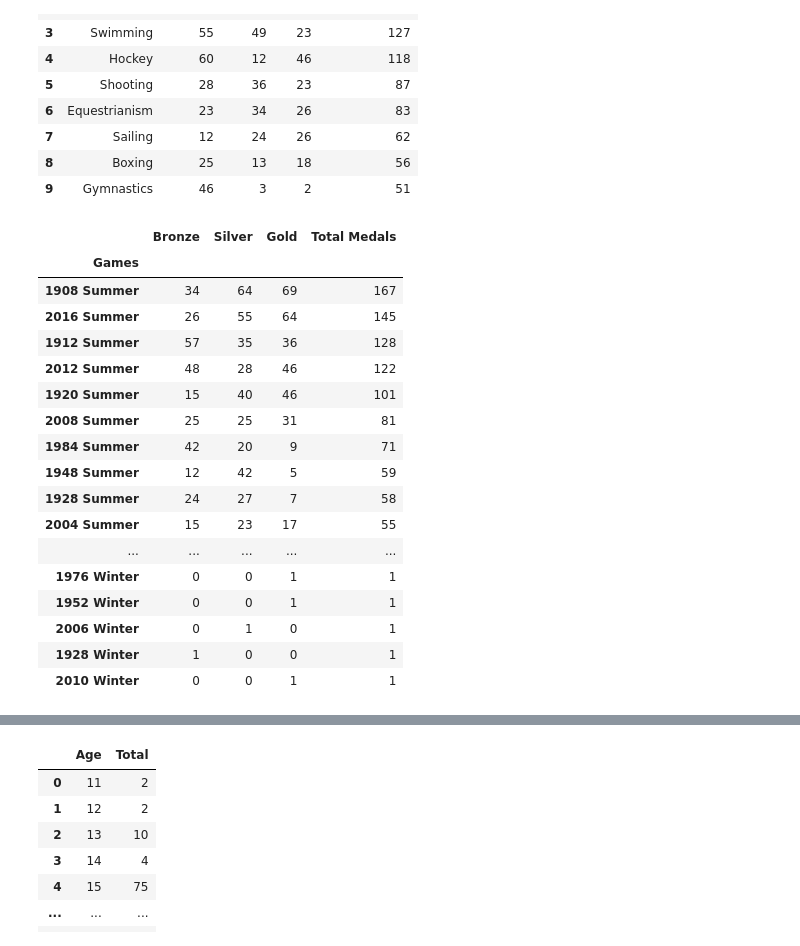
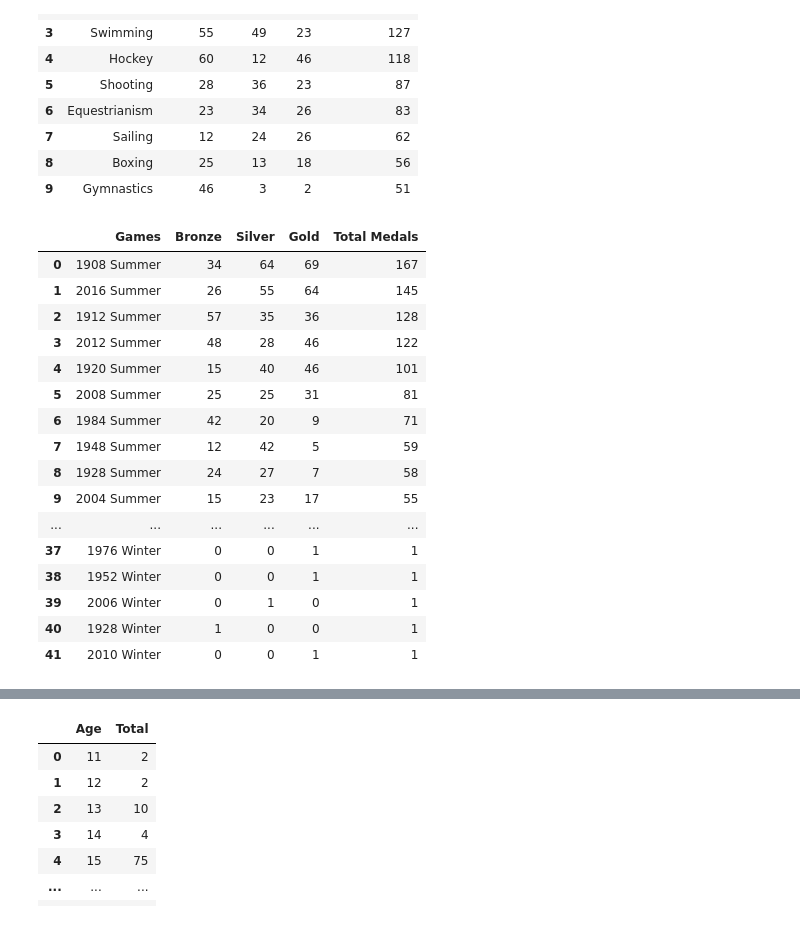
Before and after one commit to SCGlass/Databehandling_project_OS, a Jupyter notebook: Sam/Exercise_1.ipynb, the cells around one changed output, grey strips where cells are left out. Drawn from its saved outputs; the diff is of its cells as text; code cells hidden in the pictures.

```diff
--- a/Sam/Exercise_1.ipynb
+++ b/Sam/Exercise_1.ipynb
@@ -121,31 +121,31 @@ fig.show()
 # %%
 # Antal medal per OS
 
 df_years= df_GB.loc[df_GB["Medal"].notna(),["Games","Medal"]]
 df_years = df_years.groupby(["Games","Medal"]).Medal.count().reset_index(name="Total")
 df_years = df_years.set_index(['Games', 'Medal']).unstack('Medal', fill_value=0)
 df_years.columns = df_years.columns.droplevel(0) # Dropped the Total index column
 df_years = df_years.rename_axis(None,axis=1)
 df_years["Total Medals"] = df_years.sum(axis=1, numeric_only= True)
 df_years = df_years[df_years.columns.reindex(['Bronze','Silver','Gold','Total Medals'])[0]]
 df_years.sort_values(by="Total Medals",ascending= False, inplace=True)
+df_years = df_years.reset_index()
 df_years
 # %% [output]
-|  | Bronze | Silver | Gold | Total Medals |
-| Games |  |  |  |  |
-| 1908 Summer | 34 | 64 | 69 | 167 |
-| 2016 Summer | 26 | 55 | 64 | 145 |
-| 1912 Summer | 57 | 35 | 36 | 128 |
-| 2012 Summer | 48 | 28 | 46 | 122 |
-| 1920 Summer | 15 | 40 | 46 | 101 |
-| 2008 Summer | 25 | 25 | 31 | 81 |
-| 1984 Summer | 42 | 20 | 9 | 71 |
-| 1948 Summer | 12 | 42 | 5 | 59 |
-| 1928 Summer | 24 | 27 | 7 | 58 |
-| 2004 Summer | 15 | 23 | 17 | 55 |
-| ... | ... | ... | ... | ... |
-| 1976 Winter | 0 | 0 | 1 | 1 |
-| 1952 Winter | 0 | 0 | 1 | 1 |
-| 2006 Winter | 0 | 1 | 0 | 1 |
-| 1928 Winter | 1 | 0 | 0 | 1 |
-| 2010 Winter | 0 | 0 | 1 | 1 |
+|  | Games | Bronze | Silver | Gold | Total Medals |
+| 0 | 1908 Summer | 34 | 64 | 69 | 167 |
+| 1 | 2016 Summer | 26 | 55 | 64 | 145 |
+| 2 | 1912 Summer | 57 | 35 | 36 | 128 |
+| 3 | 2012 Summer | 48 | 28 | 46 | 122 |
+| 4 | 1920 Summer | 15 | 40 | 46 | 101 |
+| 5 | 2008 Summer | 25 | 25 | 31 | 81 |
+| 6 | 1984 Summer | 42 | 20 | 9 | 71 |
+| 7 | 1948 Summer | 12 | 42 | 5 | 59 |
+| 8 | 1928 Summer | 24 | 27 | 7 | 58 |
+| 9 | 2004 Summer | 15 | 23 | 17 | 55 |
+| ... | ... | ... | ... | ... | ... |
+| 37 | 1976 Winter | 0 | 0 | 1 | 1 |
+| 38 | 1952 Winter | 0 | 0 | 1 | 1 |
+| 39 | 2006 Winter | 0 | 1 | 0 | 1 |
+| 40 | 1928 Winter | 1 | 0 | 0 | 1 |
+| 41 | 2010 Winter | 0 | 0 | 1 | 1 |
```
Also changed, not shown: parts of 1 cell of this notebook, 2 other files.
